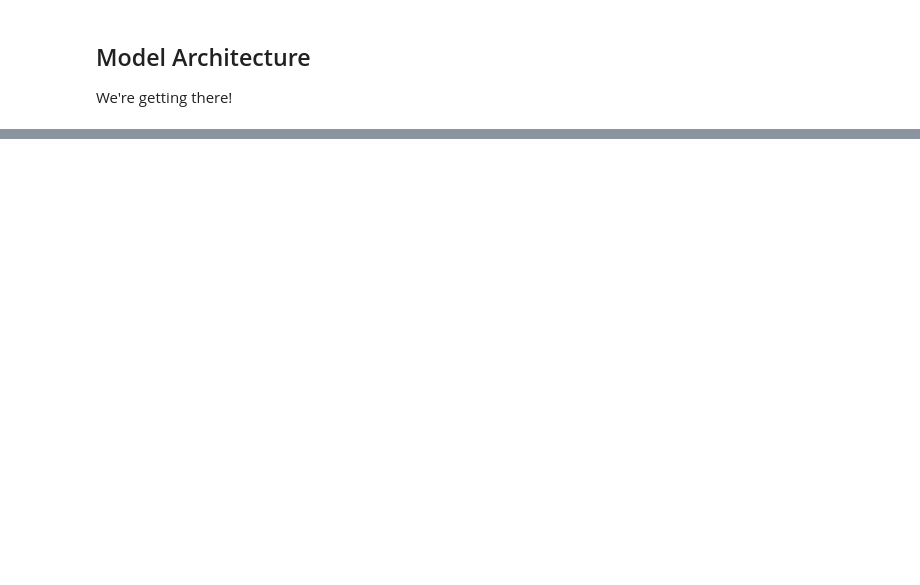
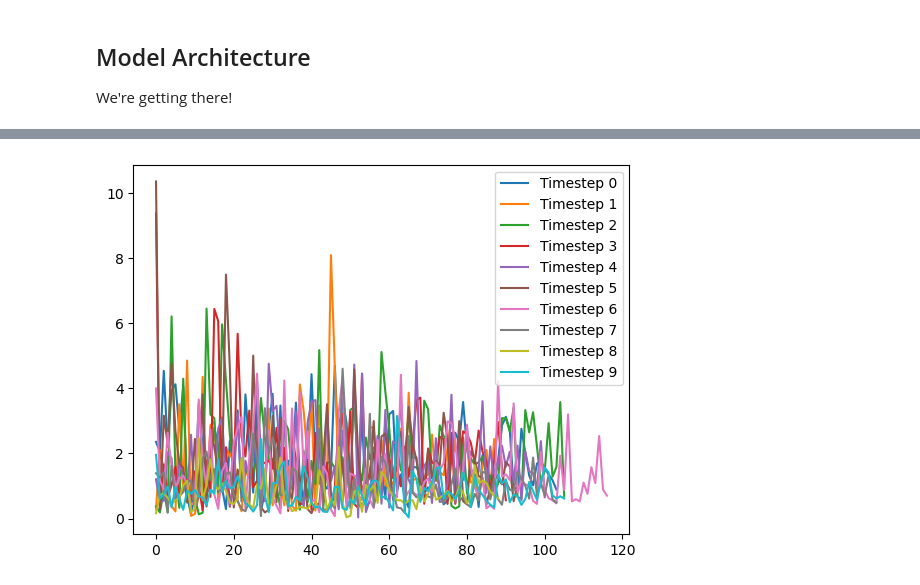
Before and after one commit to myfatemi04/robots-spring-2024, a Jupyter notebook: state_space_diffusion/test_state_space_diffusion.ipynb, the cells around one changed output, grey strips where cells are left out. Saved outputs shown, nothing was run; the diff lists cells and outputs as text; code cells hidden in the pictures; blank space fills up the shorter version.

Commit message:
add categorical

```diff
--- a/state_space_diffusion/test_state_space_diffusion.ipynb
+++ b/state_space_diffusion/test_state_space_diffusion.ipynb
@@ -258,8 +238,14 @@ clip_processor = transformers.CLIPProcessor.from_pretrained("openai/clip-vit-bas
 # %%
+from model_architectures import VisualPlanDiffuserCategorical
 import tqdm
+import torch.nn.functional as F
 
+# Load CLIP, our visual backbone. May also consider adding Segment Anything as a visual backbone, if it is fast enough.
+clip = transformers.CLIPVisionModel.from_pretrained("openai/clip-vit-base-patch16")
+clip = clip.to(device=device)
+clip_processor = transformers.CLIPProcessor.from_pretrained("openai/clip-vit-base-patch16") # type: ignore
 
-diffuser = VisualPlanDiffuser(clip).to(device=device)
+diffuser = VisualPlanDiffuserCategorical(clip).to(device=device)
 diffuser.clip.requires_grad_(False)
 optim = torch.optim.Adam([p for p in diffuser.parameters() if p.requires_grad], lr=1e-3)
 
@@ -269,26 +255,45 @@ alphas_cumprod = torch.cumprod(alphas, dim=0)
 sqrt_alphas_cumprod = torch.sqrt(alphas_cumprod)
 sqrt_one_minus_alphas_cumprod = torch.sqrt(1 - alphas_cumprod)
 
-# Train the diffuser.
-for epoch in range(10):
-    for i, (image, position) in (pbar := tqdm.tqdm(enumerate(dataset), desc='Epoch ' + str(epoch + 1))):
-        pixel_values = clip_processor(images=image, return_tensors="pt").to(device=device).pixel_values
+dataloader = torch.utils.data.DataLoader(torch.utils.data.Subset(dataset, [0]), batch_size=32, shuffle=True)
+
+loss_hist = {t: [] for t in range(10)}
+
+# Train the optimizer.
+for epoch in range(1000):
+    for i, (image, position) in (pbar := tqdm.tqdm(enumerate(dataloader), desc='Epoch ' + str(epoch + 1), total=len(dataloader))):
+        pixel_values = clip_processor(images=image, return_tensors="pt", do_rescale=False).to(device=device).pixel_values
 
         # Normalize position
         position_normalized = (position - 112.0) / 224.0
 
-        timestep = torch.randint(0, 10, ()).item()
-        noise = torch.randn(position.shape, device=device)
-        noisy_position = sqrt_alphas_cumprod[timestep] * position_normalized + alphas_cumprod[timestep] * noise
+        timestep = torch.randint(0, 10, (position.shape[0],)).to(device)
+        noise = torch.randn_like(position.float()) * 0.5
+
+        noisy_position = sqrt_alphas_cumprod[timestep].unsqueeze(-1) * position_normalized + alphas_cumprod[timestep].unsqueeze(-1) * noise
 
         # Need to condition on timestep
-        prediction = diffuser.forward(pixel_values, torch.cat([noisy_position, torch.tensor([timestep], device=device)]).unsqueeze(0))
+        prediction = diffuser.forward(pixel_values, noisy_position, timestep)
+
+        left_right_predictions = prediction[:, :2]
+        left_right_labels = noisy_position[:, 0] > position_normalized[:, 0]
+        up_down_predictions = prediction[:, 2:]
+        up_down_labels = noisy_position[:, 1] > position_normalized[:, 1]
 
         optim.zero_grad()
-        # yes this is supposed to be the score function not the actual position
-        loss = torch.nn.functional.mse_loss(prediction, noise.unsqueeze(0))
+        loss = F.cross_entropy(left_right_predictions, left_right_labels.long()) + F.cross_entropy(up_down_predictions, up_down_labels.long())
         loss.backward()
         optim.step()
 
         pbar.set_postfix(loss=loss.item())
+
+        loss_hist[timestep[0].item()].append(loss.item()) # type: ignore
+
+        loss.cpu()
+        torch.cuda.empty_cache()
+
+for t in range(10):
+    plt.plot(loss_hist[t], label='Timestep ' + str(t))
+plt.legend()
+plt.show()
 # %% [output]
@@ -303,0 +300 @@ Epoch 10: 72it [00:01, 44.34it/s, loss=1.04]
+[figure, added]
```
Also changed, not shown: parts of 20 cells of this notebook, 5 other files.
